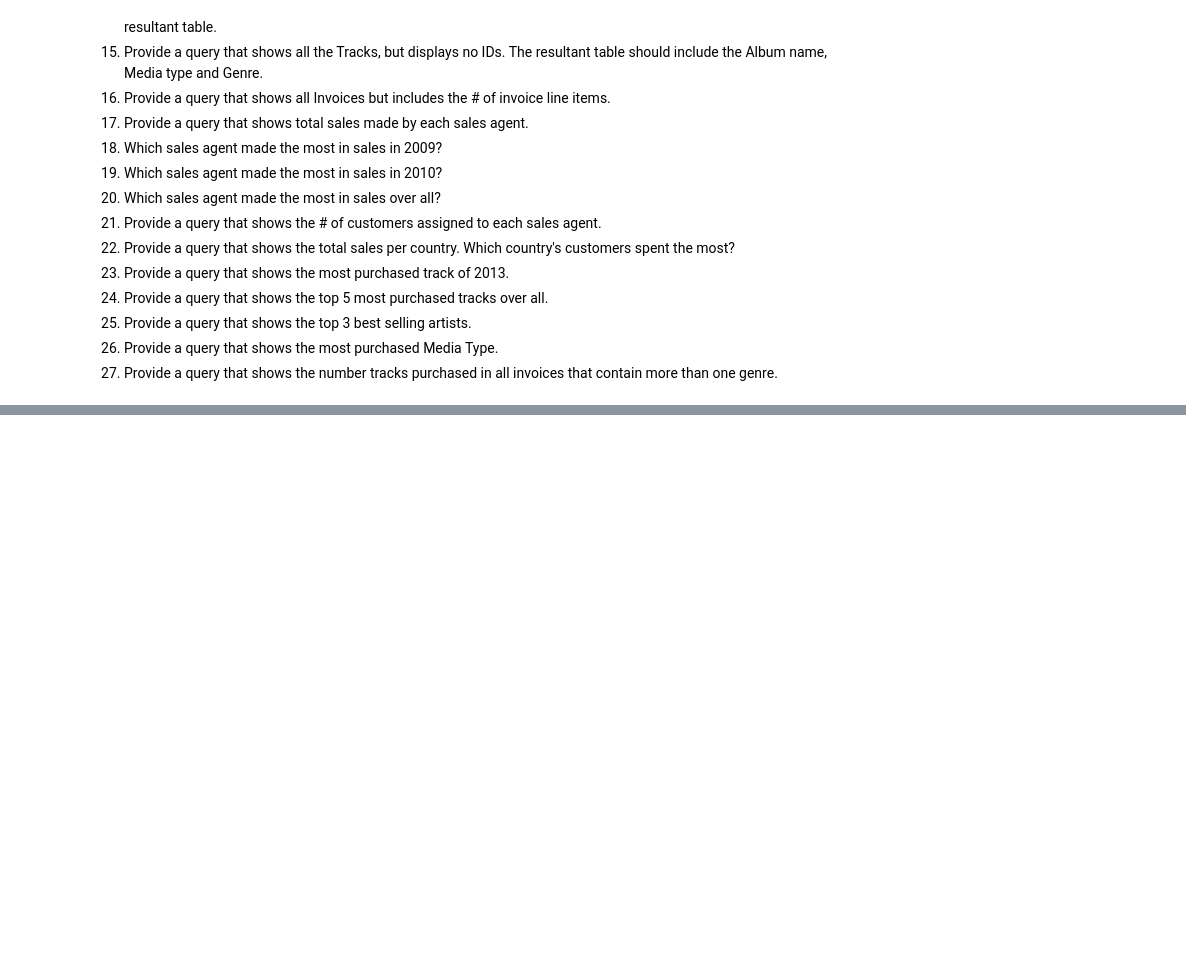
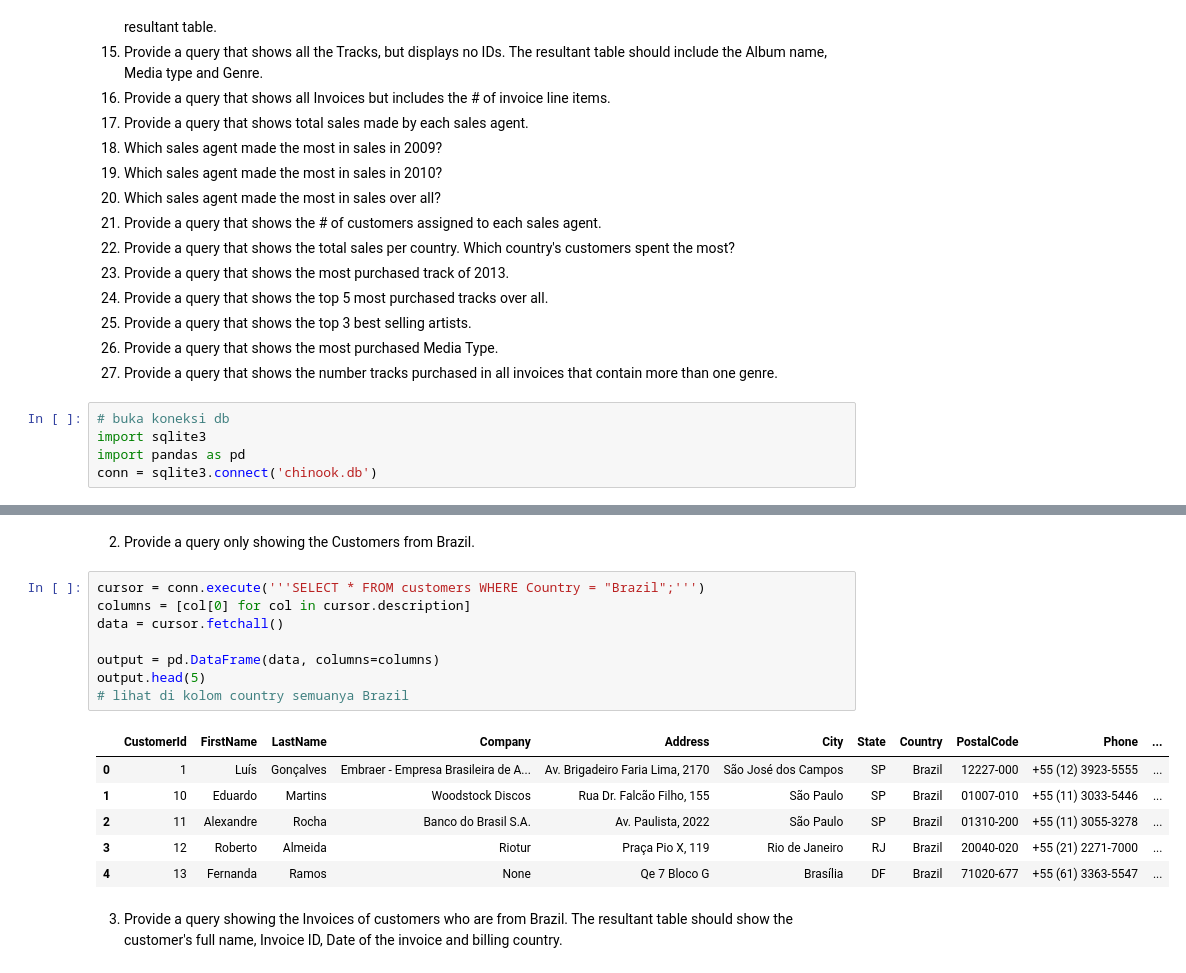
Before and after one commit to joanesferdi/23001042-15-val-project, a Jupyter notebook: CH4/latihan/3_Relational_Table_SQLite.ipynb, the cells around one changed output, grey strips where cells are left out. Saved outputs shown, nothing was run; the diff lists cells and outputs as text; blank space fills up the shorter version.

```diff
--- a/CH4/latihan/3_Relational_Table_SQLite.ipynb
+++ b/CH4/latihan/3_Relational_Table_SQLite.ipynb
@@ -133,3 +133,8 @@ There are 11 tables in the chinook sample database.
 25. Provide a query that shows the top 3 best selling artists.
 26. Provide a query that shows the most purchased Media Type.
 27. Provide a query that shows the number tracks purchased in all invoices that contain more than one genre.
+# %%
+# buka koneksi db
+import sqlite3
+import pandas as pd
+conn = sqlite3.connect('chinook.db')
@@ -135,0 +157,19 @@ There are 11 tables in the chinook sample database.
+# %% [markdown]
+2. Provide a query only showing the Customers from Brazil.
+# %%
+cursor = conn.execute('''SELECT * FROM customers WHERE Country = "Brazil";''')
+columns = [col[0] for col in cursor.description]
+data = cursor.fetchall()
+
+output = pd.DataFrame(data, columns=columns)
+output.head(5)
+# lihat di kolom country semuanya Brazil
+# %% [output]
+|  | CustomerId | FirstName | LastName | Company | Address | City | State | Country | PostalCode | Phone | ... |
+| 0 | 1 | Luís | Gonçalves | Embraer - Empresa Brasileira de A... | Av. Brigadeiro Faria Lima, 2170 | São José dos Campos | SP | Brazil | 12227-000 | +55 (12) 3923-5555 | ... |
+| 1 | 10 | Eduardo | Martins | Woodstock Discos | Rua Dr. Falcão Filho, 155 | São Paulo | SP | Brazil | 01007-010 | +55 (11) 3033-5446 | ... |
+| 2 | 11 | Alexandre | Rocha | Banco do Brasil S.A. | Av. Paulista, 2022 | São Paulo | SP | Brazil | 01310-200 | +55 (11) 3055-3278 | ... |
+| 3 | 12 | Roberto | Almeida | Riotur | Praça Pio X, 119 | Rio de Janeiro | RJ | Brazil | 20040-020 | +55 (21) 2271-7000 | ... |
+| 4 | 13 | Fernanda | Ramos | None | Qe 7 Bloco G | Brasília | DF | Brazil | 71020-677 | +55 (61) 3363-5547 | ... |
+# %% [markdown]
+3. Provide a query showing the Invoices of customers who are from Brazil. The resultant table should show the customer's full name, Invoice ID, Date of the invoice and billing country.
```
Also changed, not shown: parts of 52 cells of this notebook, 2 other files.
